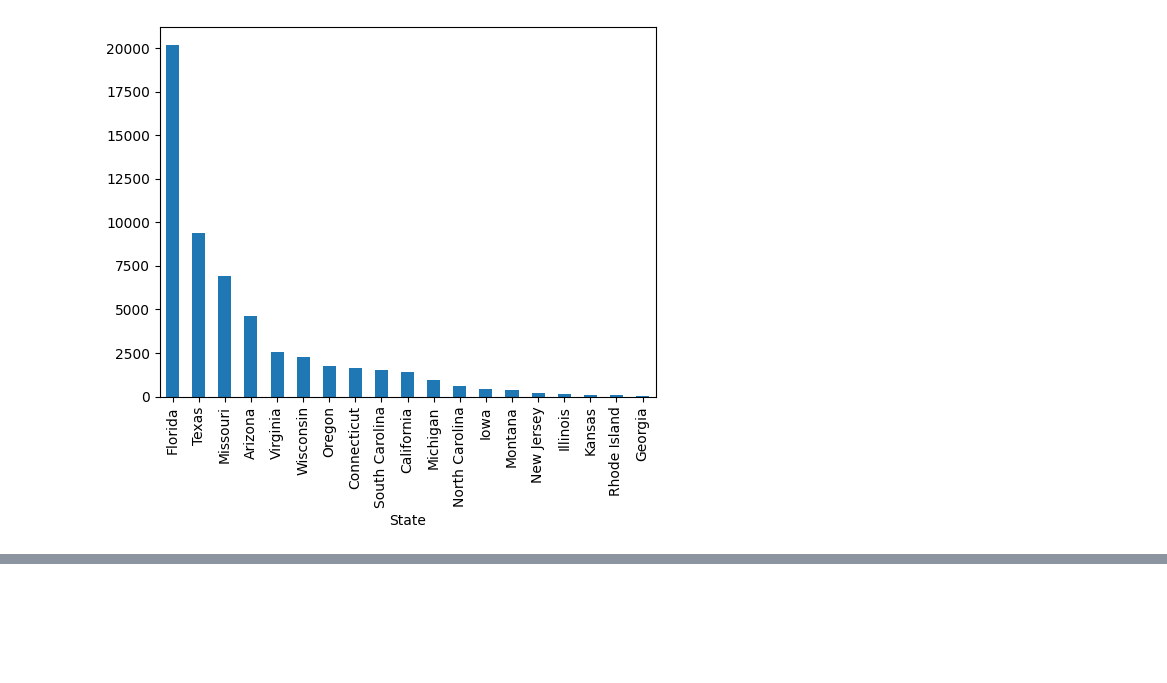
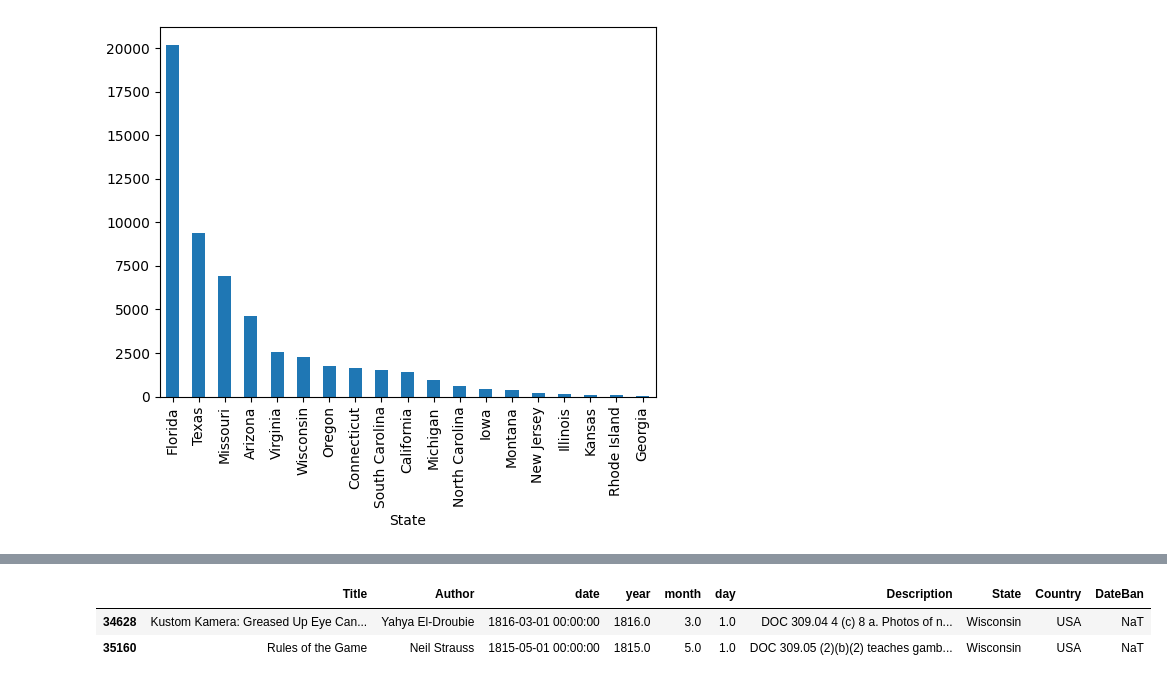
Before and after one commit to CerberusLatrans/NETSI-banned-books, a Jupyter notebook: marshall/marshall.ipynb, the cells around one changed output, grey strips where cells are left out. Drawn from its saved outputs; the diff is of its cells as text; code cells hidden in the pictures; blank space fills up the shorter version.

```diff
--- a/the marshall project/marshall.ipynb
+++ b/marshall/marshall.ipynb
@@ -131,3 +153,9 @@ ValueError: If value is None, freq cannot be None
 # %%
 df_clean = df.drop(columns=["date", "year", "month", "day"])
+# %%
+df.loc[df['year']<1990, :]
+# %% [output]
+|  | Title | Author | date | year | month | day | Description | State | Country | DateBan |
+| 34628 | Kustom Kamera: Greased Up Eye Can... | Yahya El-Droubie | 1816-03-01 00:00:00 | 1816.0 | 3.0 | 1.0 | DOC 309.04 4 (c) 8 a. Photos of n... | Wisconsin | USA | NaT |
+| 35160 | Rules of the Game | Neil Strauss | 1815-05-01 00:00:00 | 1815.0 | 5.0 | 1.0 | DOC 309.05 (2)(b)(2) teaches gamb... | Wisconsin | USA | NaT |
 # %%
```
Also changed, not shown: parts of 4 cells of this notebook, 6 other files.
